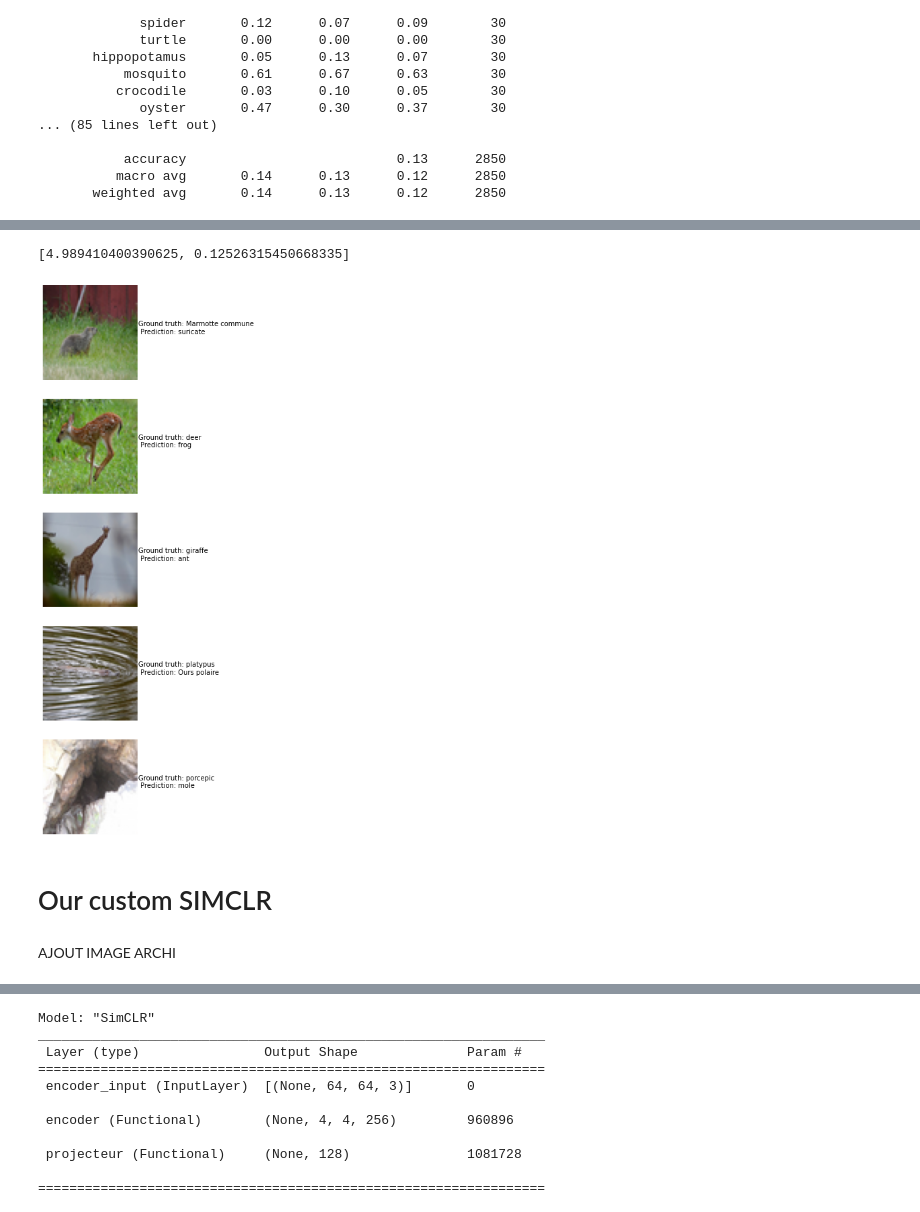
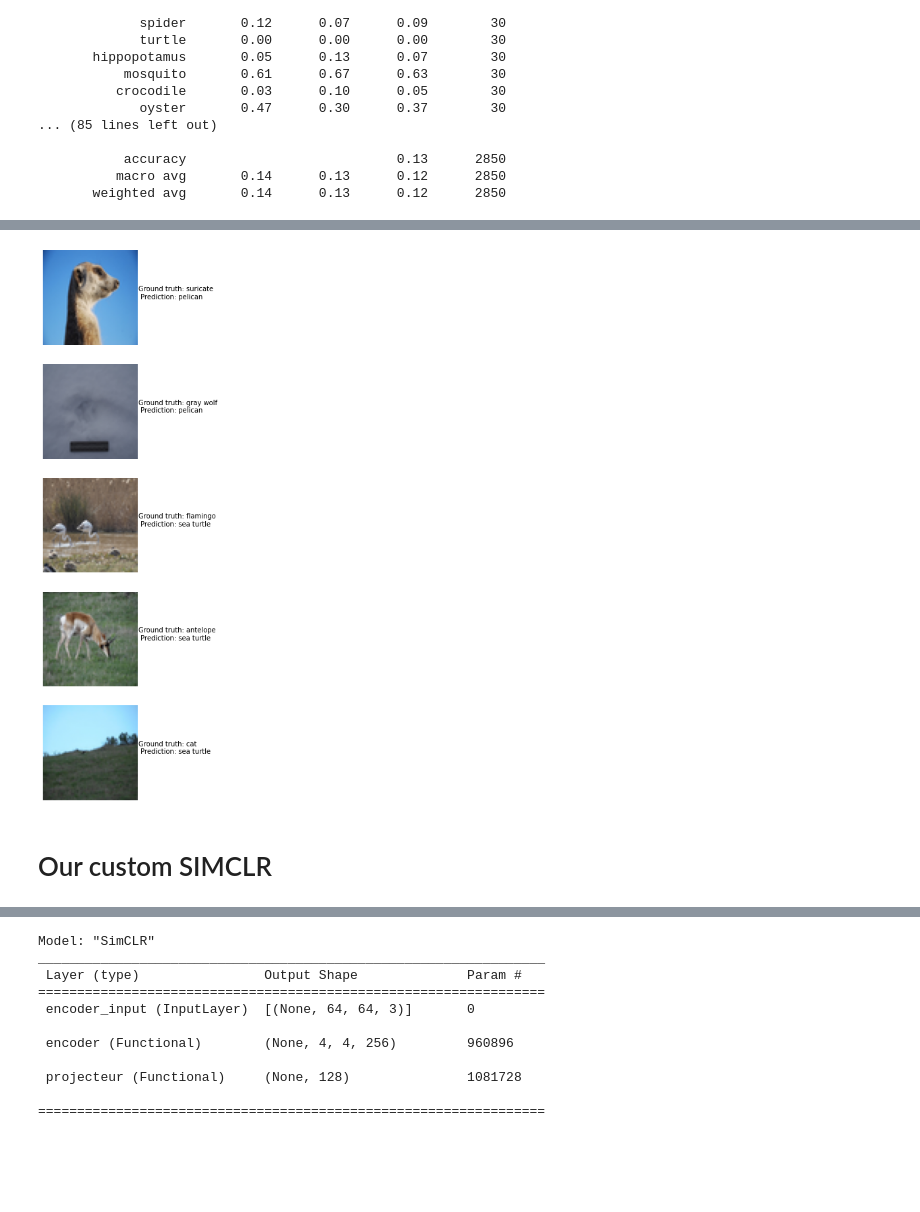
Before and after one commit to leagaze/contrastive-learning, a Jupyter notebook: Projet.ipynb, the cells around one changed output, grey strips where cells are left out. Saved outputs shown, nothing was run; the diff lists cells and outputs as text; code cells hidden in the pictures; blank space fills up the shorter version.

Commit message:
add simclr architecture + random image display

```diff
--- a/Projet.ipynb
+++ b/Projet.ipynb
@@ -265,11 +250,14 @@ print(classification_report(y_test, y_pred_bool, target_names=CLASSES_with_names
 # %%
 #on visualise certaines prédictions
 preds=baseline.predict(x_test)
+
 fig, axes = plt.subplots(5, 1, figsize=(15, 15))
+idx = [rd.randint(0, x_test.shape[0]) for _ in range(0, 5)]
+
 for i in range(5):
-  axes[i].imshow(x_test[i*100]/255.)
-  true_text = CLASSES_with_names[int(y_test[i*100])]
-  pred_text = CLASSES_with_names[np.argmax(preds[i*100])]
+  axes[i].imshow(x_test[idx[i]]/255.)
+  true_text = CLASSES_with_names[int(y_test[idx[i]])]
+  pred_text = CLASSES_with_names[np.argmax(preds[idx[i]])]
   axes[i].axis('off')
   axes[i].text(64, 32, 'Ground truth: ' + true_text + '\n' + ' Prediction: ' + pred_text)
 
@@ -279,6 +266,3 @@ baseline.evaluate(x_test, y_test)
-[4.989410400390625, 0.12526315450668335]
-[figure, old version]
+[figure, new version]
 # %% [markdown]
 # Our custom SIMCLR
-# %% [markdown]
-AJOUT IMAGE ARCHI
```
Also changed, not shown: parts of 8 cells of this notebook.
